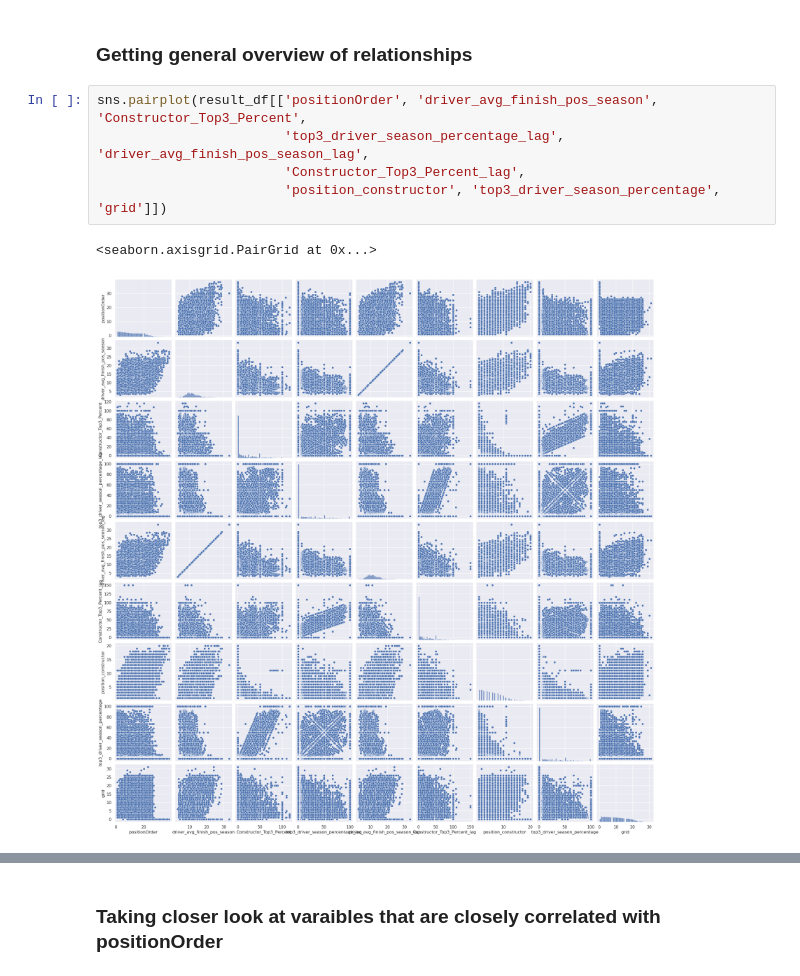
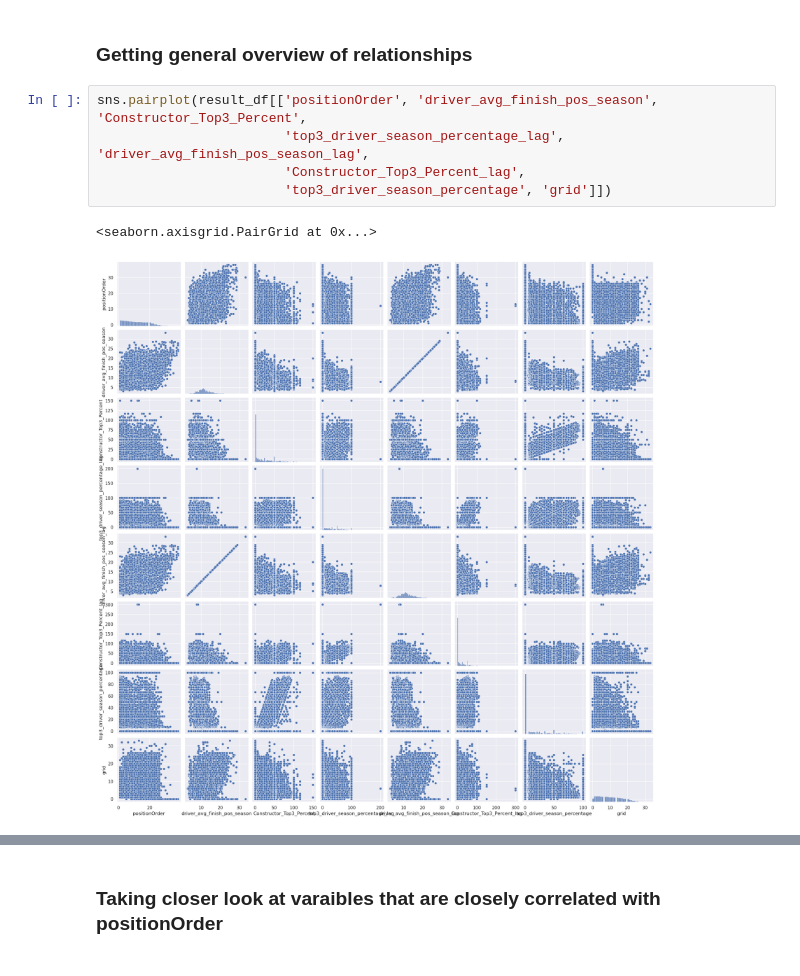
Before and after one commit to BoSsHoGaLeX66/F1Prediction, a Jupyter notebook: EDA.ipynb, the cells around one changed output, grey strips where cells are left out. Saved outputs shown, nothing was run; the diff lists cells and outputs as text.

```diff
--- a/EDA.ipynb
+++ b/EDA.ipynb
@@ -89,11 +89,11 @@ for feature in features:
 # %%
 sns.pairplot(result_df[['positionOrder', 'driver_avg_finish_pos_season', 'Constructor_Top3_Percent',
                         'top3_driver_season_percentage_lag', 'driver_avg_finish_pos_season_lag',
                         'Constructor_Top3_Percent_lag',
-                        'position_constructor', 'top3_driver_season_percentage', 'grid']])
+                        'top3_driver_season_percentage', 'grid']])
 # %% [output]
 <seaborn.axisgrid.PairGrid at 0x...>
-[figure, old version]
+[figure, new version]
 # %%
 # making a correlation map
 corr = result_df[['top_3', 'positionOrder', 'driver_avg_finish_pos_season', 'Constructor_Top3_Percent',
```
Also changed, not shown: parts of 19 cells of this notebook, 17 other files.
